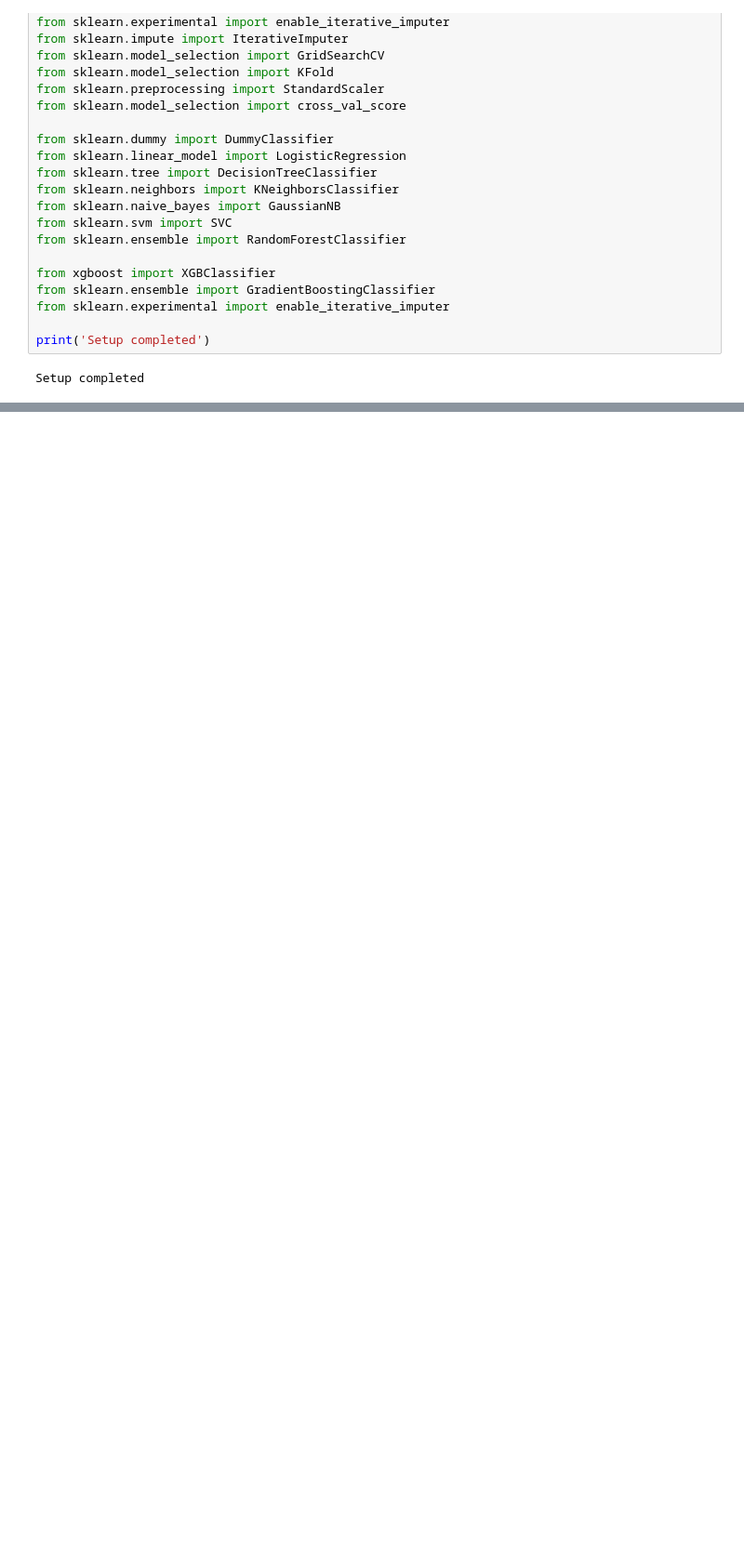
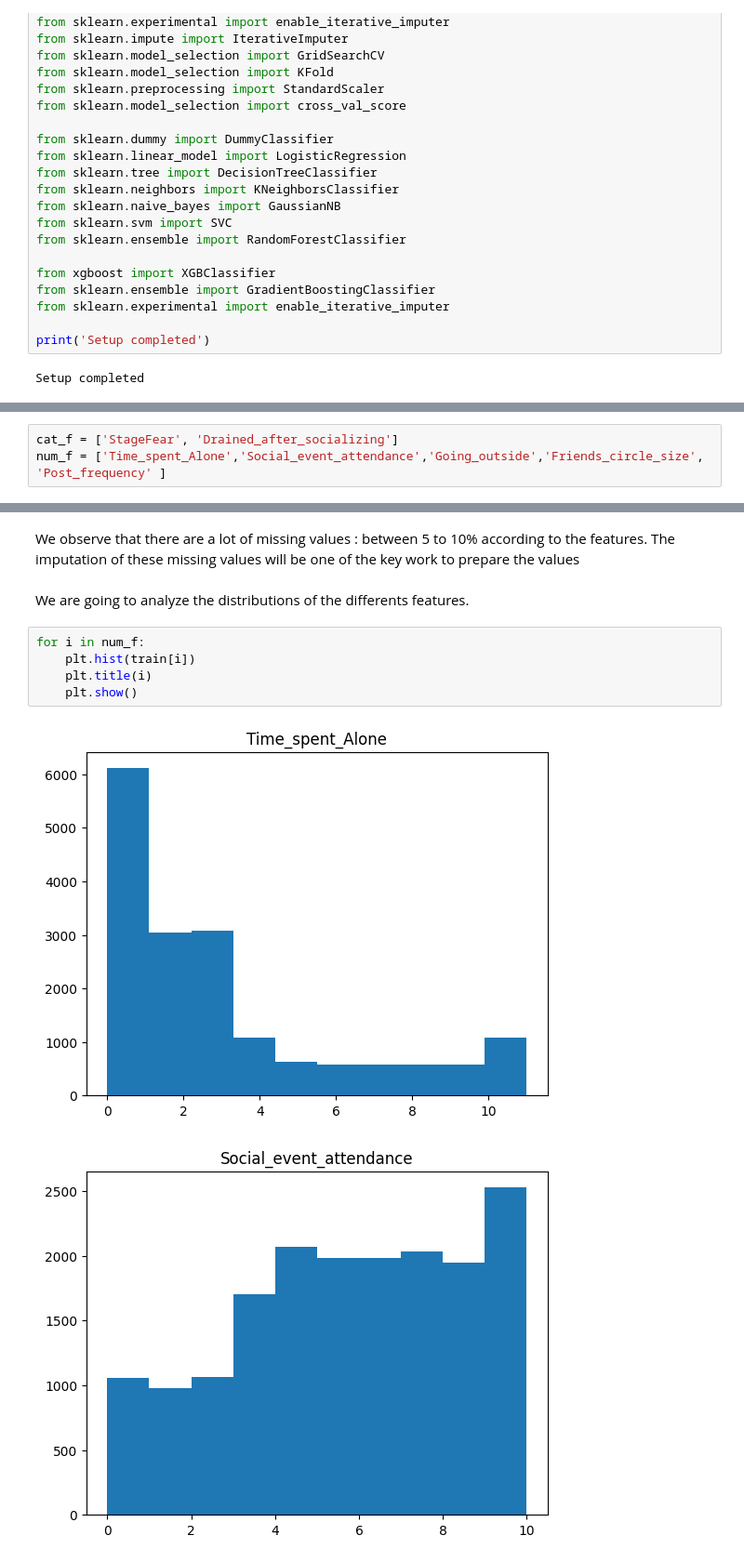
Before and after one commit to leclercrafael/kaggle_introverts, a Jupyter notebook: main.ipynb, the cells around one changed output, grey strips where cells are left out. Shown: that part at 93% size. Cells and saved outputs as stored; diff of their text form; blank space fills up the shorter version.

```diff
--- a/main.ipynb
+++ b/main.ipynb
@@ -79,0 +99,3 @@ train.describe()
+# %%
+cat_f = ['StageFear', 'Drained_after_socializing']
+num_f = ['Time_spent_Alone','Social_event_attendance','Going_outside','Friends_circle_size', 'Post_frequency' ]
@@ -79,0 +114,12 @@ train.describe()
+# %% [markdown]
+We observe that there are a lot of missing values : between 5 to 10% according to the features. The imputation of these missing values will be one of the key work to prepare the values
+# %% [markdown]
+We are going to analyze the distributions of the differents features.
+# %%
+for i in num_f:
+    plt.hist(train[i])
+    plt.title(i)
+    plt.show()
+# %% [output]
+[figure, added]
+[figure, added]
```
Also changed, not shown: parts of 9 cells of this notebook.
